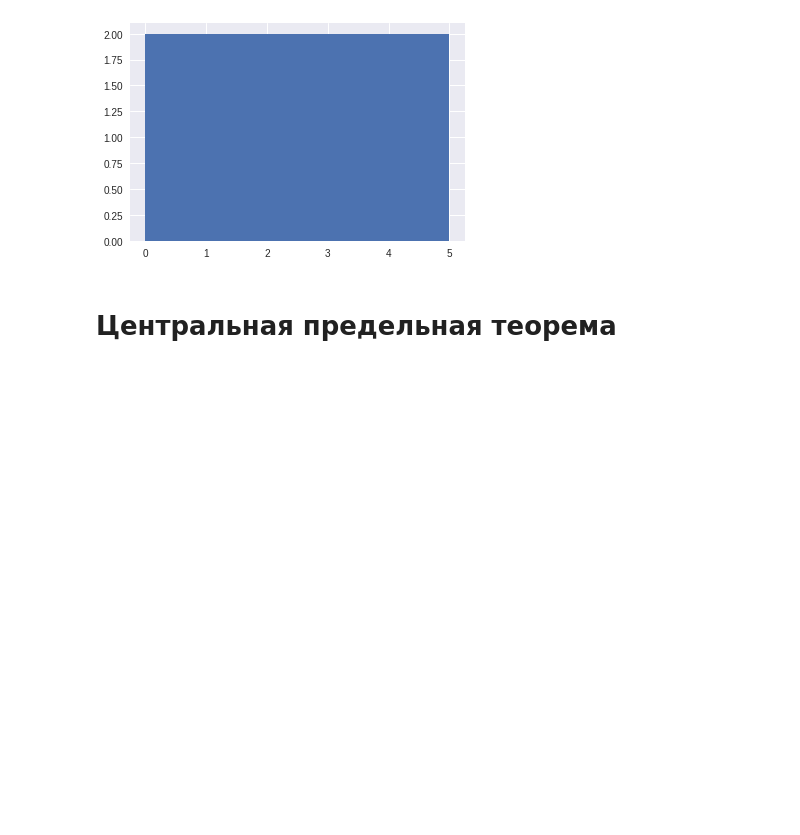
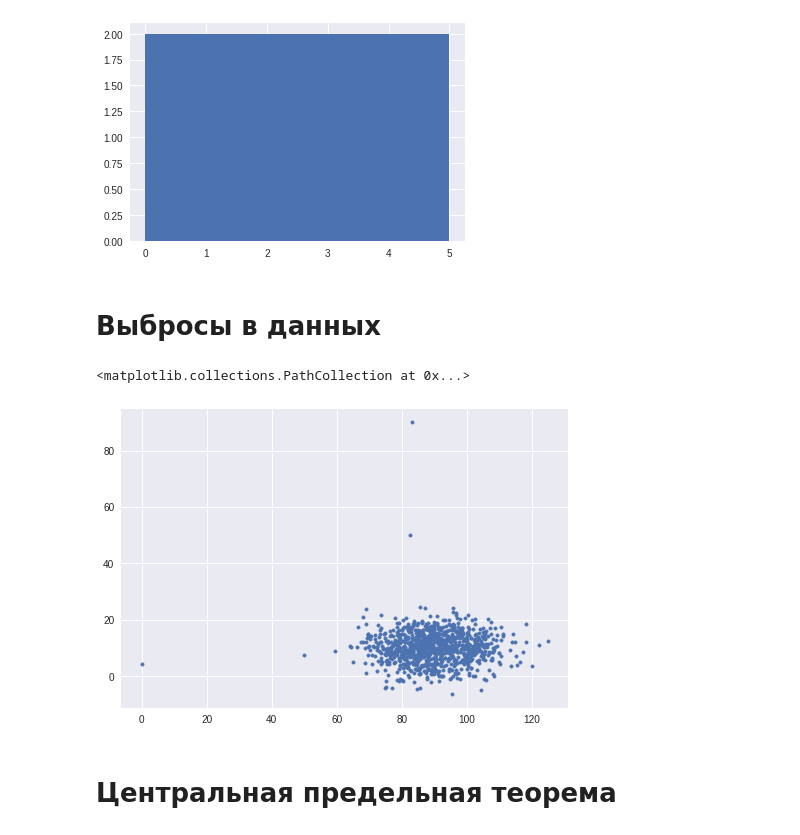
Before and after one commit to yustiks/statistics_in_python, a Jupyter notebook: stochastic_variables.ipynb, the cells around one changed output. Saved outputs shown, nothing was run; the diff lists cells and outputs as text; code cells hidden in the pictures; blank space fills up the shorter version.

```diff
--- a/stochastic_variables.ipynb
+++ b/stochastic_variables.ipynb
@@ -111,6 +111,33 @@ plt.hist(x,50)
 plt.show()
 # %% [output]
 [figure]
+# %% [markdown]
+# Выбросы в данных
+# %%
+mu1 = 90
+sigma1 = 10
+
+mu2 = 10
+sigma2 = 5
+
+amount = 1000
+
+# зададим нормально распределенную случайную величину
+norm_rv1 = sts.norm(loc=mu1, scale=sigma1)
+norm_rv2 = sts.norm(loc=mu2, scale=sigma2)
+
+# сгенерируем 1000 значений
+x = norm_rv1.rvs(size=amount)
+y = norm_rv2.rvs(size=amount)
+x[7] = 0
+x[9] = 50
+y[0] = 90
+y[2] = 50
+plt.scatter(x, y, marker='.')
+#print(y)
+# %% [output]
+<matplotlib.collections.PathCollection at 0x...>
+[figure, added]
 # %% [markdown]
 # Центральная предельная теорема
 # %%
```
Also changed, not shown: parts of 15 cells of this notebook.
